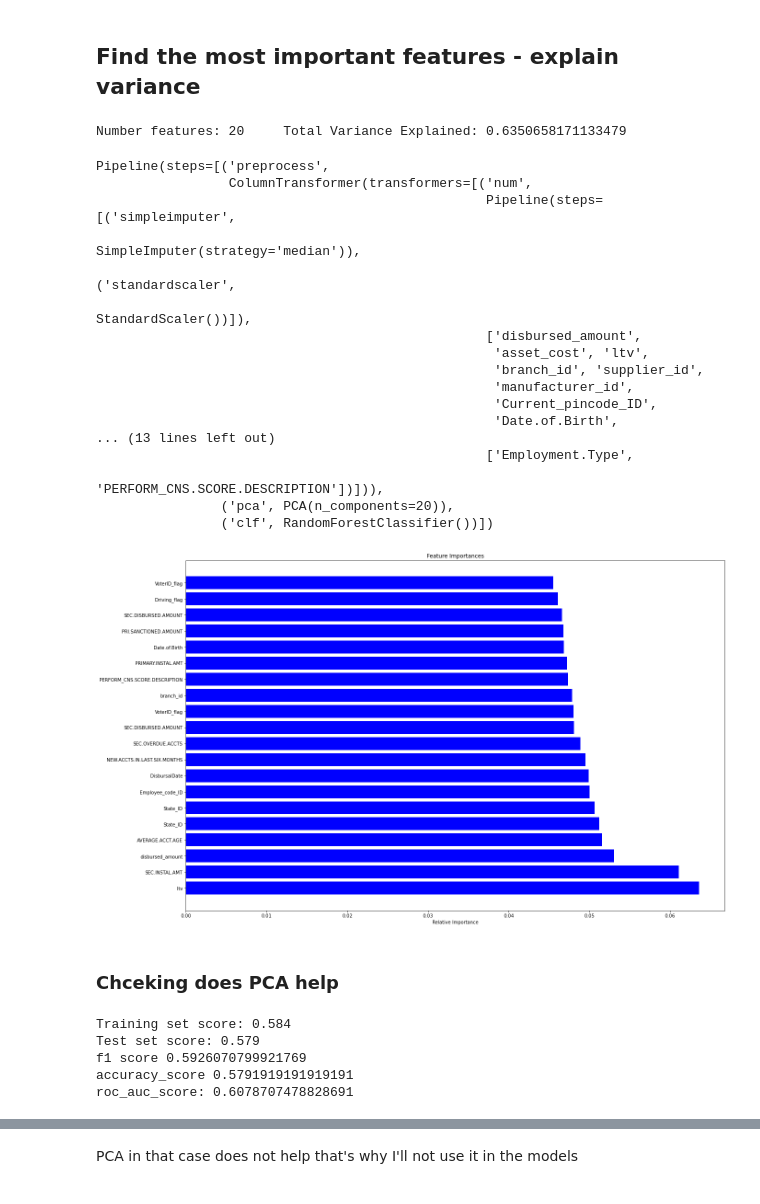
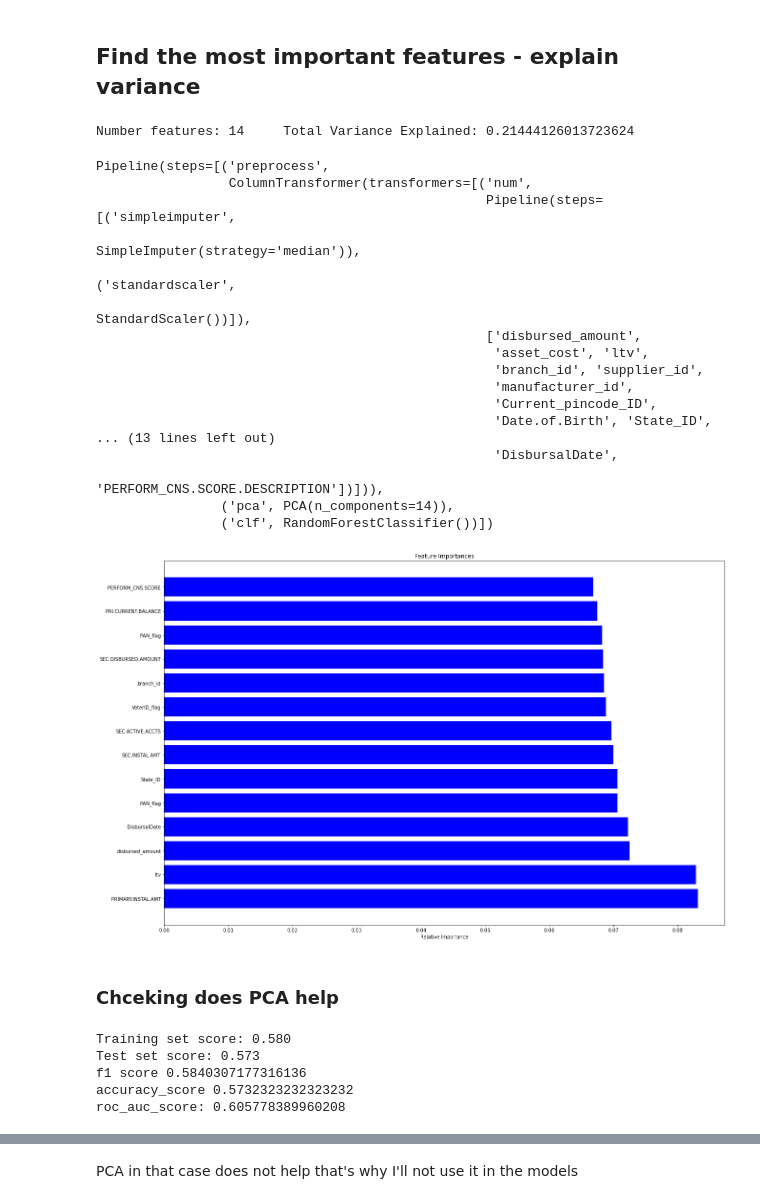
Before and after one commit to adamgie/Churn_project, a Jupyter notebook: projekt-chunrn_analysis_remarks.ipynb, the cells around one changed output, grey strips where cells are left out. Saved outputs shown, nothing was run; the diff lists cells and outputs as text; code cells hidden in the pictures.

```diff
--- a/projekt-chunrn_analysis_remarks.ipynb
+++ b/projekt-chunrn_analysis_remarks.ipynb
@@ -395,7 +395,9 @@ num_preprocessing = make_pipeline(SimpleImputer(strategy="median"), StandardScal
 
 # combine both pipeline using a columnTransformer
 preprocess_pipeline = ColumnTransformer(
-    [("num", num_preprocessing, column_to_num), ("cat", cat_preprocessing, column_to_cat)]
+    [("num", num_preprocessing, column_to_num),
+     ("cat", cat_preprocessing, column_to_cat)
+    ]
 )
 
 ##preprocessing
@@ -408,6 +410,7 @@ kfold = StratifiedKFold(n_splits=5, random_state=seed, shuffle=True)
 model_log = LogisticRegression(max_iter=10000)
 
 pipe_log = Pipeline([("preprocess",preprocess_pipeline),
+                     ('scaler',StandardScaler()),
                     ("LogReg",model_log)])
 
 
@@ -479,7 +482,7 @@ n_over_95 = len(total_explained_variance[total_explained_variance >= .95])
 n_to_reach_95 = X_train.shape[1] - n_over_95 + 1
 print("Number features: {}\tTotal Variance Explained: {}".format(n_to_reach_95, total_explained_variance[n_to_reach_95 - 1]))
 # %% [output]
-Number features: 20     Total Variance Explained: 0.6350658171133479
+Number features: 14     Total Variance Explained: 0.21444126013723624
 # %%
 pipe = Pipeline([('preprocess', preprocess_pipeline),
  ('pca', PCA(n_components=n_to_reach_95)),
@@ -497,31 +500,31 @@ Pipeline(steps=[('preprocess',
                                                    'branch_id', 'supplier_id',
                                                    'manufacturer_id',
                                                    'Current_pincode_ID',
-                                                   'Date.of.Birth',
+                                                   'Date.of.Birth', 'State_ID',
 ... (13 lines left out)
-                                                  ['Employment.Type',
+                                                   'DisbursalDate',
                                                    'PERFORM_CNS.SCORE.DESCRIPTION'])])),
-                ('pca', PCA(n_components=20)),
+                ('pca', PCA(n_components=14)),
                 ('clf', RandomForestClassifier())])
 # %%
 model = pipe.steps[1][1]
 n_pcs= model.components_.shape[0]
 initial_feature_names = X_train.columns
 most_important = [np.abs(model.components_[i]).argmax() for i in     range(n_pcs)]
 most_important_names = [initial_feature_names[most_important[i]] for i in range(n_pcs)]
 zipped_feats = zip(most_important_names, pipe.steps[2][1].feature_importances_)
 zipped_feats = sorted(zipped_feats, key=lambda x: x[1], reverse=True)
 features, importances = zip(*zipped_feats)
-top_features = features[:20]
-top_importances = importances[:20]
+top_features = features[:14]
+top_importances = importances[:14]
 plt.figure(figsize=(21,14))
 plt.title('Feature Importances')
 plt.barh(range(len(top_importances)), top_importances, color='b', align='center')
 plt.yticks(range(len(top_importances)), top_features)
 plt.xlabel('Relative Importance')
 plt.show()
 # %% [output]
-[figure, old version]
+[figure, new version]
 # %% [markdown]
 ### Chceking does PCA help
 # %%
@@ -543,11 +546,11 @@ print(f'f1 score {metrics.f1_score(y_test , logreg001.predict(X_test))}')
 print(f'accuracy_score {metrics.accuracy_score(y_test , logreg001.predict(X_test))}')
 print("roc_auc_score: {}".format( metrics.roc_auc_score(y_test , logreg001.predict_proba(X_test)[:,1]) ))
 # %% [output]
-Training set score: 0.584
-Test set score: 0.579
-f1 score 0.5926070799921769
-accuracy_score 0.5791919191919191
-roc_auc_score: 0.6078707478828691
+Training set score: 0.580
+Test set score: 0.573
+f1 score 0.5840307177316136
+accuracy_score 0.5732323232323232
+roc_auc_score: 0.605778389960208
 # %%
 y_pred_train = logreg001.predict(X_train)
 y_pred_test = logreg001.predict(X_test)
```
Also changed, not shown: parts of 115 cells of this notebook.
